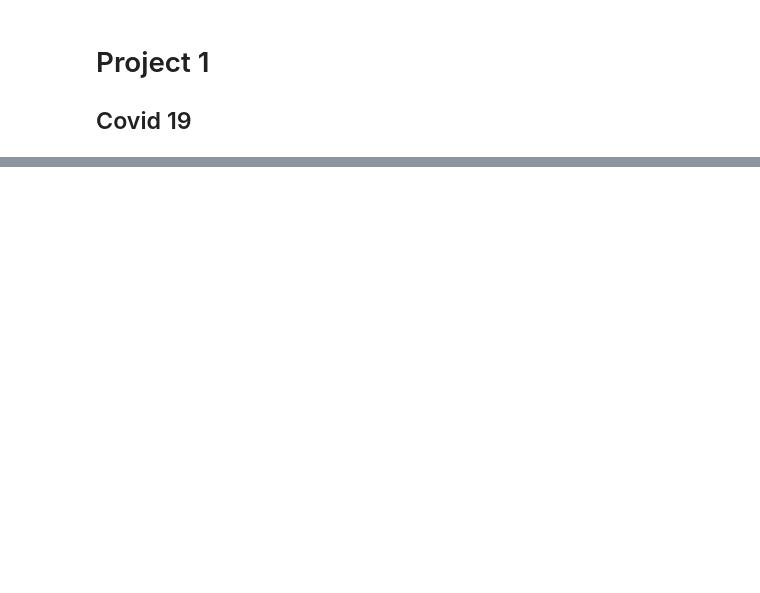
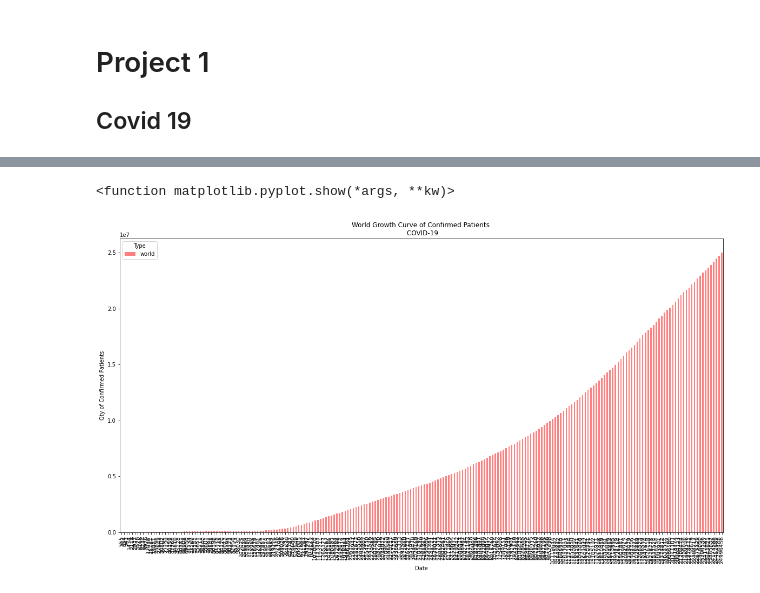
Before and after one commit to PamHvv14/Project1-Covid19, a Jupyter notebook: Project1_Covid19.ipynb, the cells around one changed output, grey strips where cells are left out. Saved outputs shown, nothing was run; the diff lists cells and outputs as text; code cells hidden in the pictures; blank space fills up the shorter version.

```diff
--- a/Project1_Covid19.ipynb
+++ b/Project1_Covid19.ipynb
@@ -30,0 +31,3 @@ main_df.head()
+# %%
+confirmed_df["Type"] = "world"
+confirmed_df.head()
@@ -30,0 +47,9 @@ main_df.head()
+# %%
+world_df = confirmed_df.groupby(["Type"])
+world_df.sum()
+
+world_group_df = pd.DataFrame(world_df.sum())
+world_group_df
+
+dates_df = world_group_df.drop(["Lat", "Long"], axis = 1)
+dates_df
@@ -30,0 +61,10 @@ main_df.head()
+# %%
+dates_transpose_df = dates_df.transpose()
+dates_transpose_df
+
+new_index_df = dates_transpose_df.reset_index(drop= False)
+new_index_df["index"].astype(str)
+new_index_df
+
+new_index_df = new_index_df.rename(columns = {"index":"Date"})
+new_index_df
@@ -30,0 +121,14 @@ main_df.head()
+# %%
+#Generate a bar chart
+tick_location = new_index_df.index.values
+
+new_index_df.plot(kind="bar", figsize=(20,10), color="r", alpha = 0.5, align = "center")
+plt.xticks(tick_location, new_index_df["world"], rotation="vertical")
+plt.title("World Growth Curve of Confirmed Patients \n COVID-19")
+plt.xlabel("Date")
+plt.ylabel("Qty of Confirmed Patients")
+plt.savefig("Images/world_growth_curve.png")
+plt.show
+# %% [output]
+<function matplotlib.pyplot.show(*args, **kw)>
+[figure, added]
```
Also changed, not shown: parts of 18 cells of this notebook, 3 other files.
